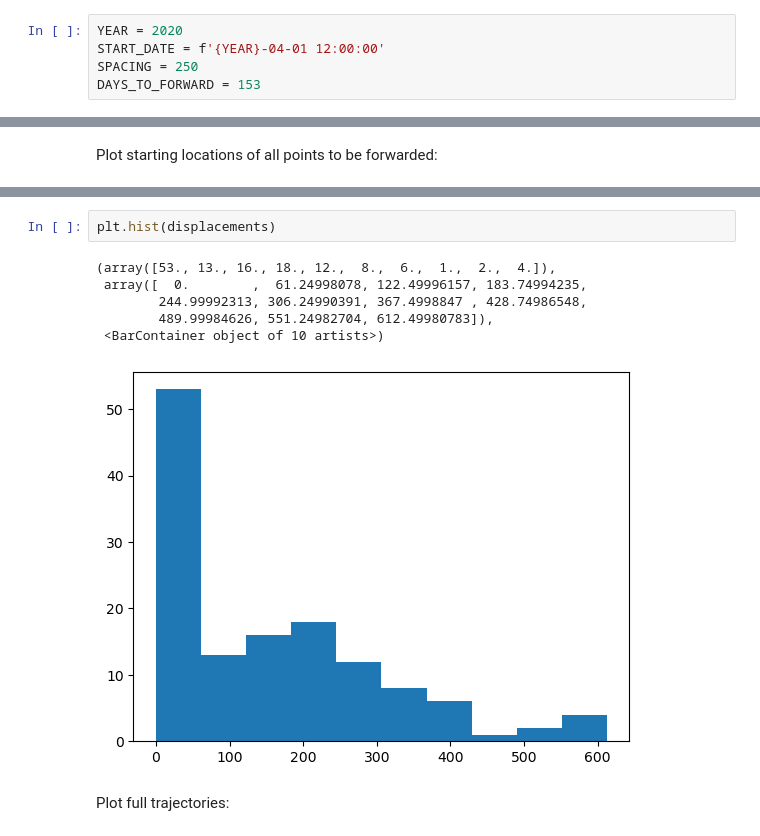
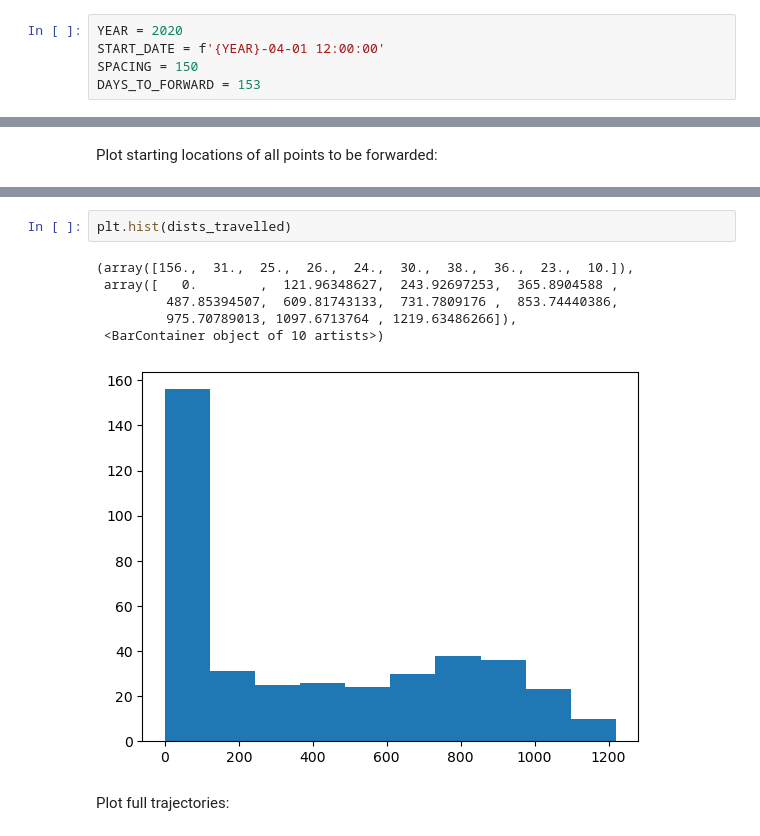
Before and after one commit to rhtweedie/modelled_mpf_with_advection, a Jupyter notebook: forward_floes_2.ipynb, the cells around one changed output, grey strips where cells are left out. Drawn from its saved outputs; the diff is of its cells as text.

Commit message:
Finalise trajectory plots

```diff
--- a/forward_floes_2.ipynb
+++ b/forward_floes_2.ipynb
@@ -25,7 +26,7 @@ Set the number of `DAYS_TO_FORWARD`.
 # %%
 YEAR = 2020
 START_DATE = f'{YEAR}-04-01 12:00:00'
-SPACING = 250
+SPACING = 150
 DAYS_TO_FORWARD = 153
 # %% [markdown]
 ### Inspect ice drift data files
@@ -520,12 +521,12 @@ if SPACING >= 50:
 # %%
-plt.hist(displacements)
+plt.hist(dists_travelled)
 # %% [output]
-(array([53., 13., 16., 18., 12.,  8.,  6.,  1.,  2.,  4.]),
- array([  0.        ,  61.24998078, 122.49996157, 183.74994235,
-        244.99992313, 306.24990391, 367.4998847 , 428.74986548,
-        489.99984626, 551.24982704, 612.49980783]),
+(array([156.,  31.,  25.,  26.,  24.,  30.,  38.,  36.,  23.,  10.]),
+ array([   0.        ,  121.96348627,  243.92697253,  365.8904588 ,
+         487.85394507,  609.81743133,  731.7809176 ,  853.74440386,
+         975.70789013, 1097.6713764 , 1219.63486266]),
  <BarContainer object of 10 artists>)
-[figure, old version]
+[figure, new version]
 # %% [markdown]
 Plot full trajectories:
 # %%
```
Also changed, not shown: parts of 13 cells of this notebook.
